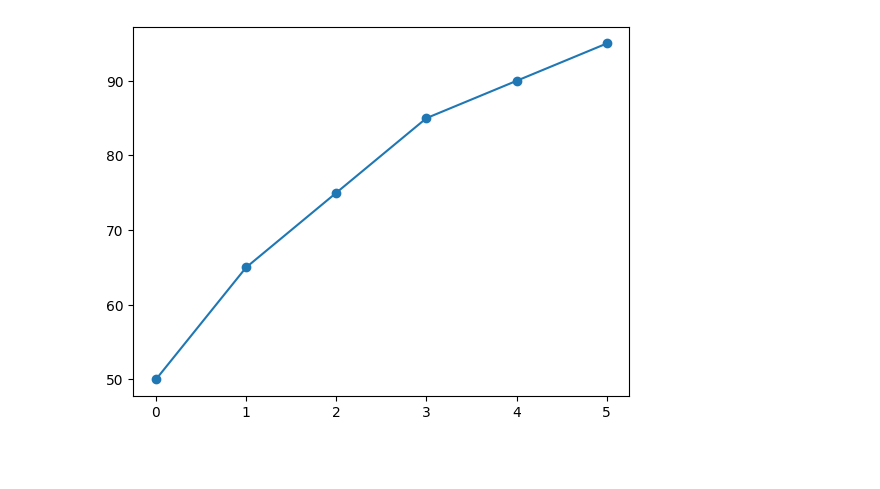
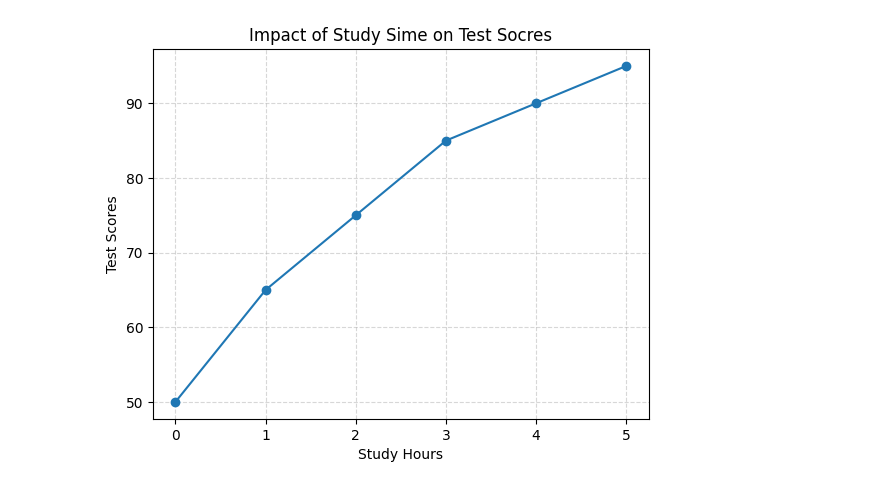
Before and after one commit to ivycollegiate-development/v2-51-plotting-with-formulas-comp_math, a Jupyter notebook: Ian/Ian_v2.ipynb, the cells around one changed output. Drawn from its saved outputs; the diff is of its cells as text; code cells hidden in the pictures; blank space fills up the shorter version.

Commit message:
finnish graph of Study time and Test scores

```diff
--- a/Ian/Ian_v2.ipynb
+++ b/Ian/Ian_v2.ipynb
@@ -1,8 +1,12 @@
 # %%
 import matplotlib.pyplot as plt
 study_hours = [0,1,2,3,4,5]
 test_scores = [50,65,75,85,90,95]
 plt.plot(study_hours, test_scores, marker = 'o')
+plt.title('Impact of Study Sime on Test Socres')
+plt.xlabel('Study Hours')
+plt.ylabel('Test Scores')
+plt.grid(True, linestyle='--', alpha=0.5)
 plt.show()
 # %% [output]
-[figure, old version]
+[figure, new version]
```
